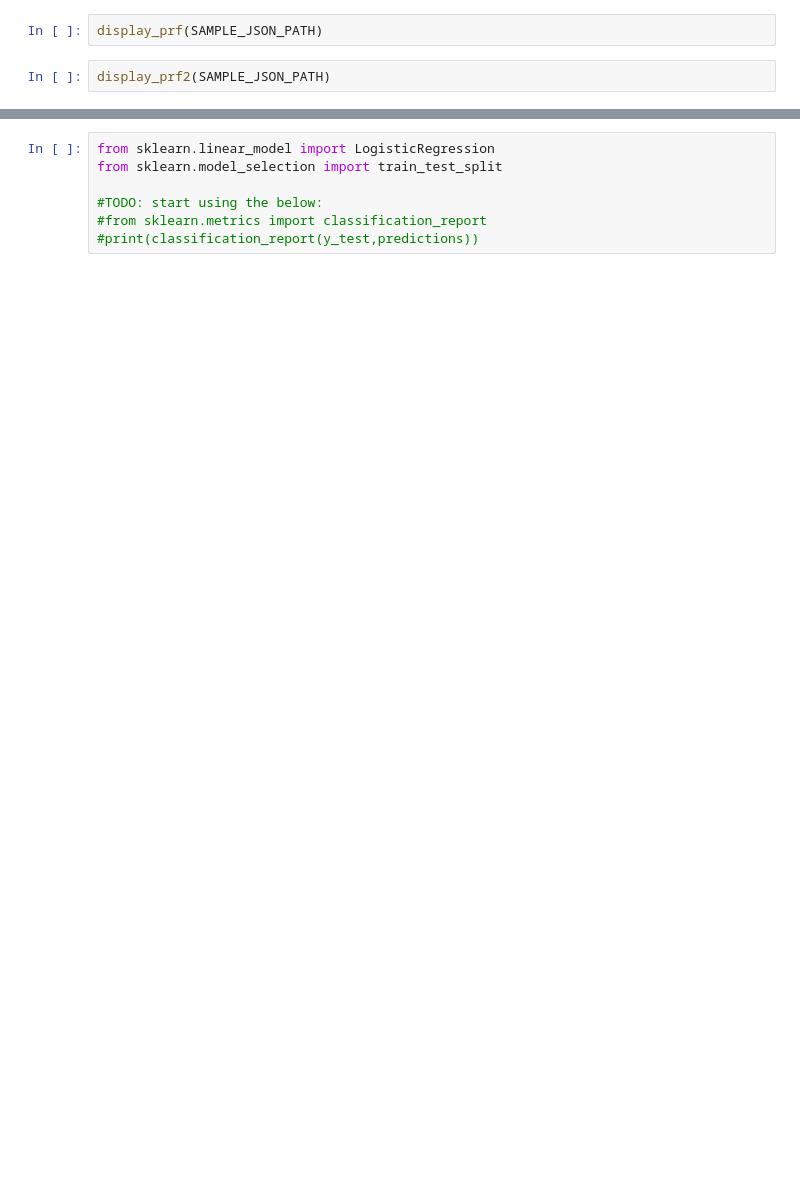
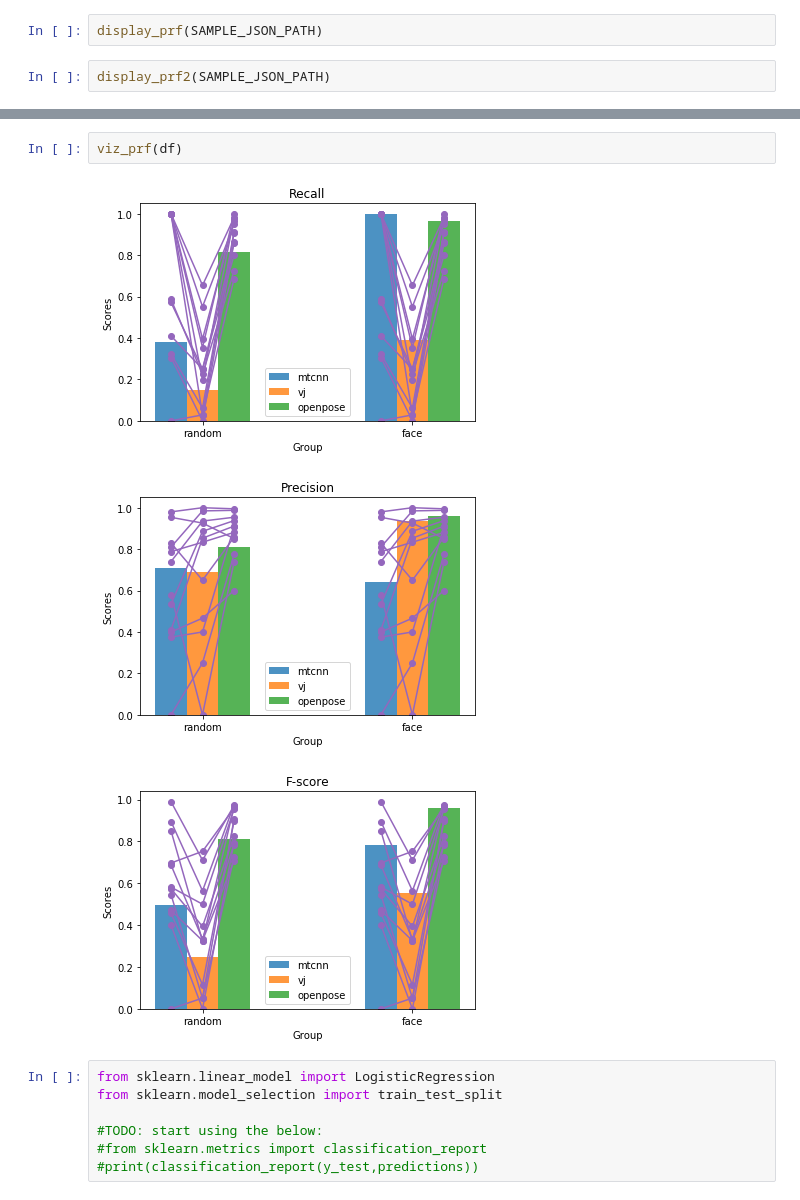
Before and after one commit to brialorelle/headcam-algo, a Jupyter notebook: src/gold_set_eval.ipynb, the cells around one changed output, grey strips where cells are left out. Cells and saved outputs as stored; diff of their text form; blank space fills up the shorter version.

```diff
--- a/src/gold_set_eval.ipynb
+++ b/src/gold_set_eval.ipynb
@@ -128,3 +121,9 @@ df.head()
+# %%
+viz_prf(df)
+# %% [output]
+[figure, added]
+[figure, added]
+[figure, added]
 # %%
 from sklearn.linear_model import LogisticRegression
 from sklearn.model_selection import train_test_split
```
Also changed, not shown: parts of 32 cells of this notebook.
